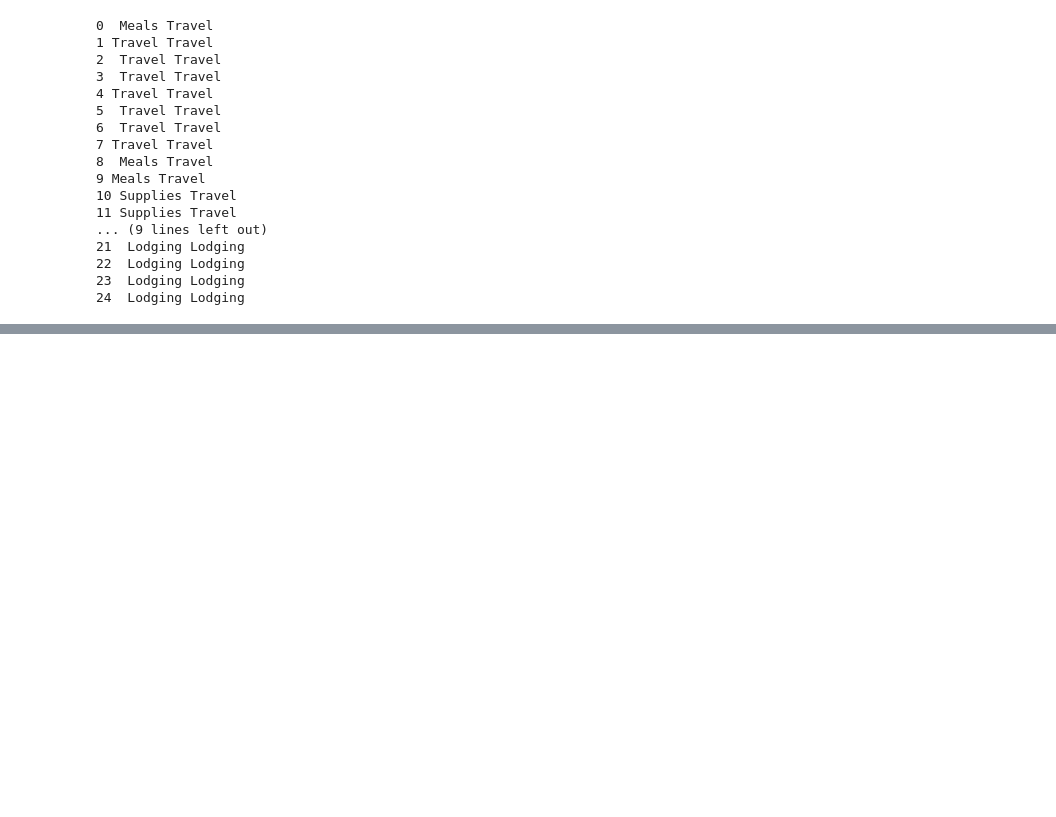
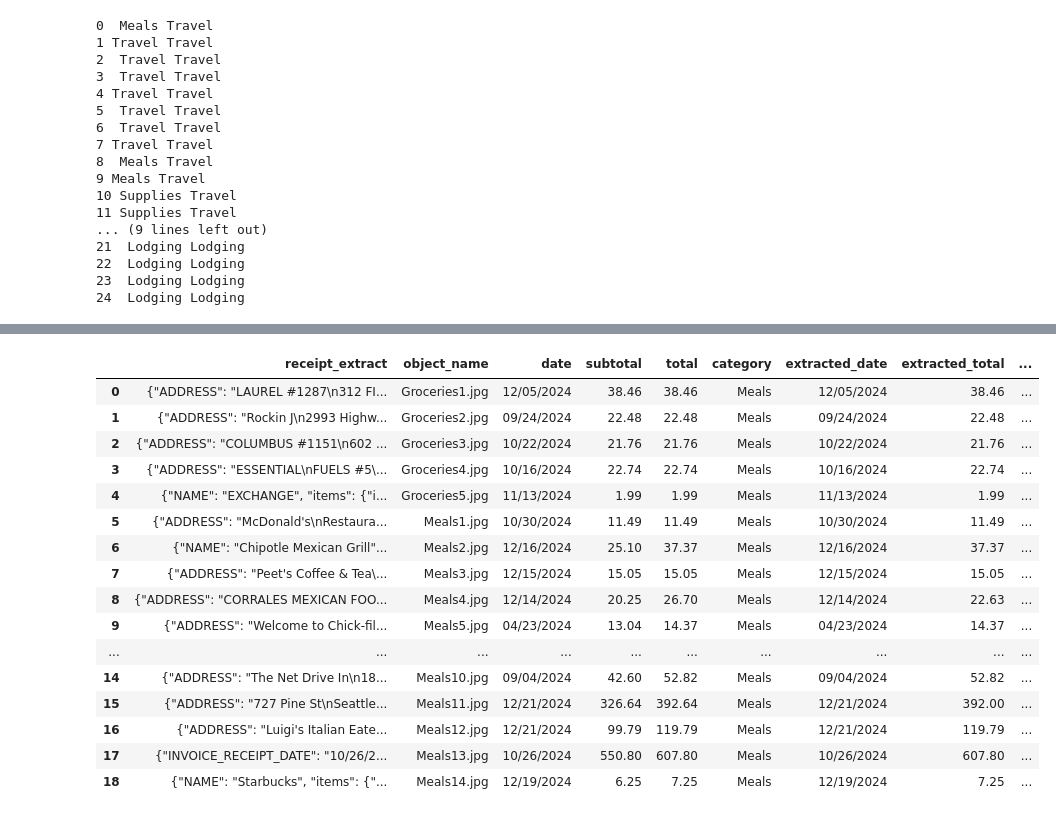
Before and after one commit to Callowlock/ReceiptProcessing, a Jupyter notebook: UploadReceiptsSaveTextract.ipynb, the cells around one changed output, grey strips where cells are left out. Cells and saved outputs as stored; diff of their text form; code cells hidden in the pictures; blank space fills up the shorter version.

```diff
--- a/UploadReceiptsSaveTextract.ipynb
+++ b/UploadReceiptsSaveTextract.ipynb
@@ -421,0 +411,3 @@ print("DataFrame written to 'receipts_with_text_extracts.csv'")
+# %%
+# Reloading and running the rest of the receipts
+receipts = pd.read_csv("data/Spreadsheets/receipts_with_text_extracts.csv")
@@ -421,0 +472,23 @@ print("DataFrame written to 'receipts_with_text_extracts.csv'")
+# %%
+# Checking only Meals type expenses
+meals_receipts = receipts[receipts['category']=='Meals']
+meals_receipts = meals_receipts.reset_index(drop=True)
+meals_receipts
+# %% [output]
+|  | receipt_extract | object_name | date | subtotal | total | category | extracted_date | extracted_total | ... |
+| 0 | {"ADDRESS": "LAUREL #1287\n312 FI... | Groceries1.jpg | 12/05/2024 | 38.46 | 38.46 | Meals | 12/05/2024 | 38.46 | ... |
+| 1 | {"ADDRESS": "Rockin J\n2993 Highw... | Groceries2.jpg | 09/24/2024 | 22.48 | 22.48 | Meals | 09/24/2024 | 22.48 | ... |
+| 2 | {"ADDRESS": "COLUMBUS #1151\n602 ... | Groceries3.jpg | 10/22/2024 | 21.76 | 21.76 | Meals | 10/22/2024 | 21.76 | ... |
+| 3 | {"ADDRESS": "ESSENTIAL\nFUELS #5\... | Groceries4.jpg | 10/16/2024 | 22.74 | 22.74 | Meals | 10/16/2024 | 22.74 | ... |
+| 4 | {"NAME": "EXCHANGE", "items": {"i... | Groceries5.jpg | 11/13/2024 | 1.99 | 1.99 | Meals | 11/13/2024 | 1.99 | ... |
+| 5 | {"ADDRESS": "McDonald's\nRestaura... | Meals1.jpg | 10/30/2024 | 11.49 | 11.49 | Meals | 10/30/2024 | 11.49 | ... |
+| 6 | {"NAME": "Chipotle Mexican Grill"... | Meals2.jpg | 12/16/2024 | 25.10 | 37.37 | Meals | 12/16/2024 | 37.37 | ... |
+| 7 | {"ADDRESS": "Peet's Coffee & Tea\... | Meals3.jpg | 12/15/2024 | 15.05 | 15.05 | Meals | 12/15/2024 | 15.05 | ... |
+| 8 | {"ADDRESS": "CORRALES MEXICAN FOO... | Meals4.jpg | 12/14/2024 | 20.25 | 26.70 | Meals | 12/14/2024 | 22.63 | ... |
+| 9 | {"ADDRESS": "Welcome to Chick-fil... | Meals5.jpg | 04/23/2024 | 13.04 | 14.37 | Meals | 04/23/2024 | 14.37 | ... |
+| ... | ... | ... | ... | ... | ... | ... | ... | ... | ... |
+| 14 | {"ADDRESS": "The Net Drive In\n18... | Meals10.jpg | 09/04/2024 | 42.60 | 52.82 | Meals | 09/04/2024 | 52.82 | ... |
+| 15 | {"ADDRESS": "727 Pine St\nSeattle... | Meals11.jpg | 12/21/2024 | 326.64 | 392.64 | Meals | 12/21/2024 | 392.00 | ... |
+| 16 | {"ADDRESS": "Luigi's Italian Eate... | Meals12.jpg | 12/21/2024 | 99.79 | 119.79 | Meals | 12/21/2024 | 119.79 | ... |
+| 17 | {"INVOICE_RECEIPT_DATE": "10/26/2... | Meals13.jpg | 10/26/2024 | 550.80 | 607.80 | Meals | 10/26/2024 | 607.80 | ... |
+| 18 | {"NAME": "Starbucks", "items": {"... | Meals14.jpg | 12/19/2024 | 6.25 | 7.25 | Meals | 12/19/2024 | 7.25 | ... |
```
Also changed, not shown: parts of 15 cells of this notebook.
